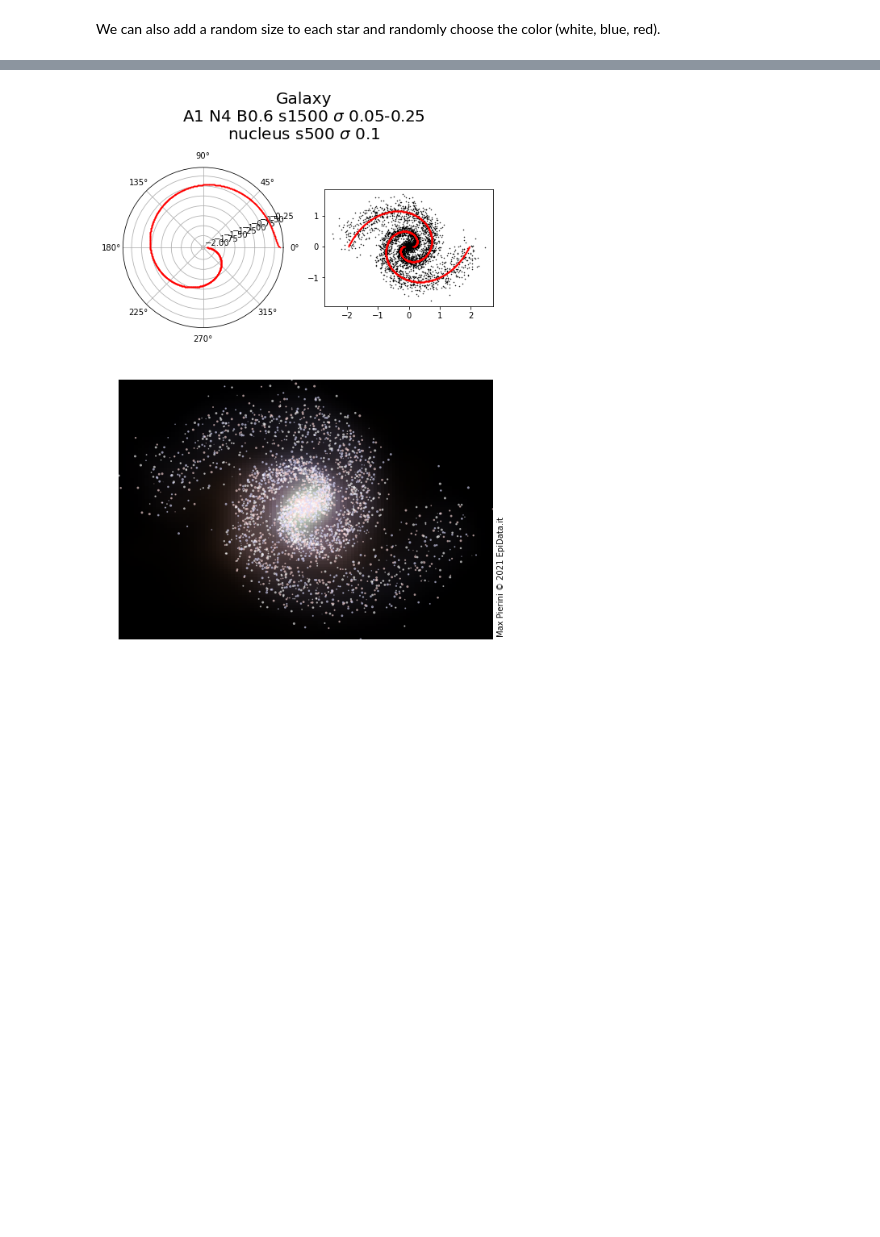
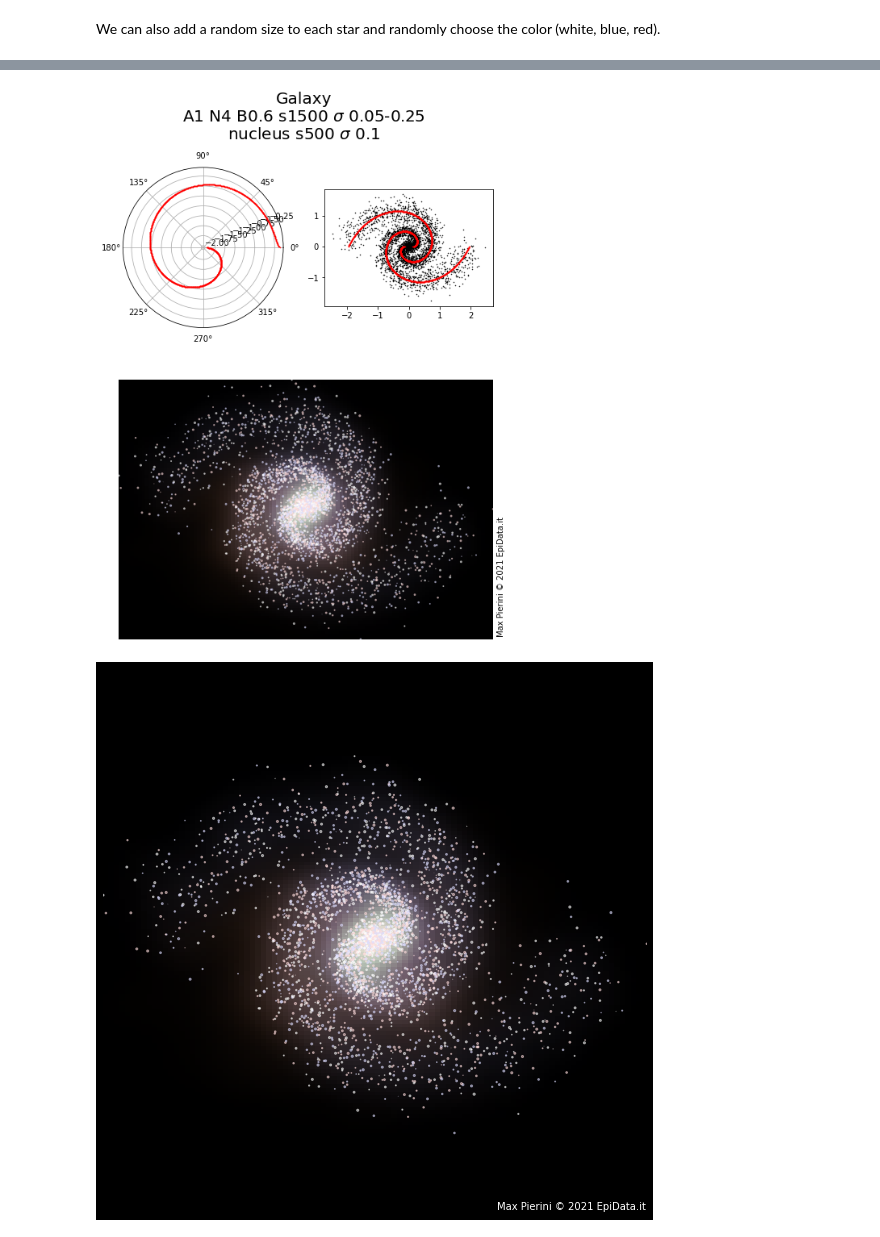
Before and after one commit to maxdevblock/galaxy, a Jupyter notebook: galaxy.ipynb, the cells around one changed output, grey strips where cells are left out. Saved outputs shown, nothing was run; the diff lists cells and outputs as text; code cells hidden in the pictures; blank space fills up the shorter version.

```diff
--- a/galaxy.ipynb
+++ b/galaxy.ipynb
@@ -249,24 +285,26 @@ plot_galaxy(
 # %%
 # galaxy parameters
 A = 1
 N = 4
 B = .6
 sigma_min = .05
 sigma_max = .25
 # numer of stars in each arm
 size = 1500
 # number of stars in nucleus
 nucleus_density = 500
 nucleus_sigma = .1
 plot_galaxy(
     A=A, N=N, B=B, size=size,
     sigma_min=sigma_min, sigma_max=sigma_max,
     nebula_size=1000, nebula_alpha=.2,
     nucleus_density=nucleus_density,
-    nucleus_sigma=nucleus_sigma
+    nucleus_sigma=nucleus_sigma,
+    plot_single=True
 )
 # %% [output]
 [figure]
+[figure, added]
 # %%
 # galaxy parameters
 A = 1
```
Also changed, not shown: parts of 13 cells of this notebook.
